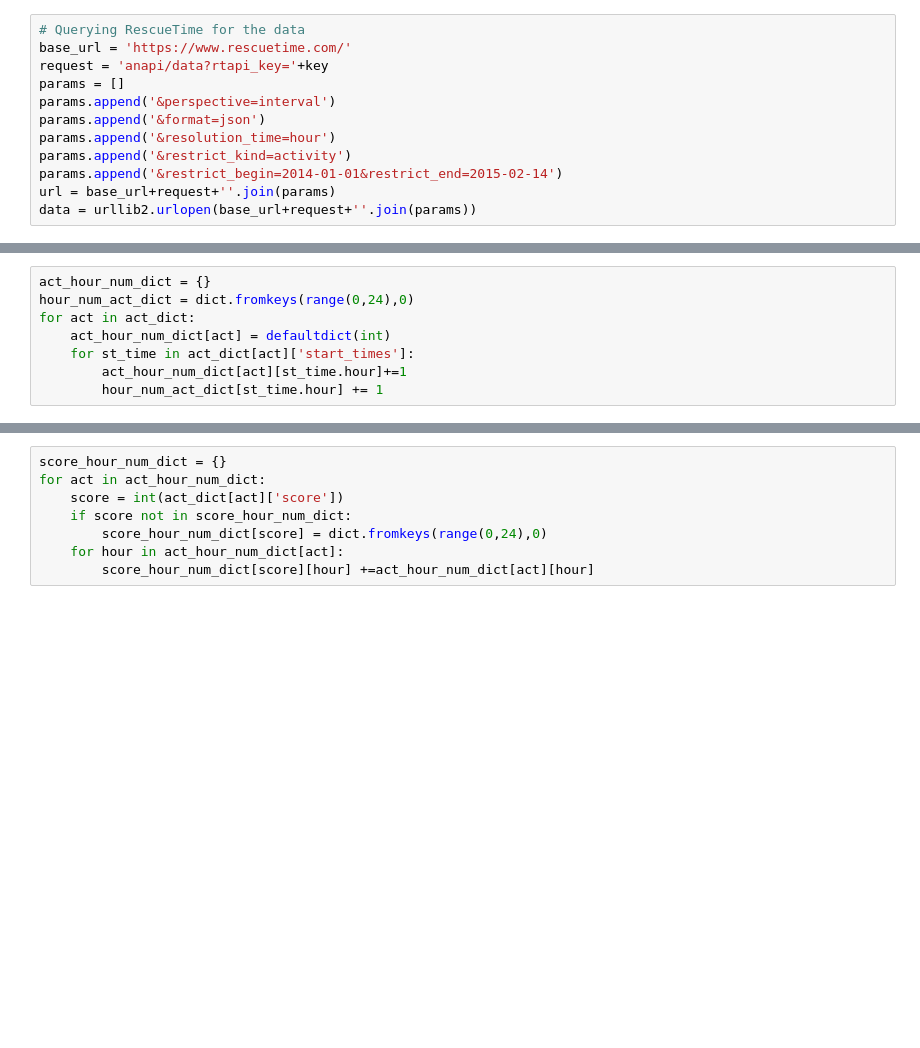
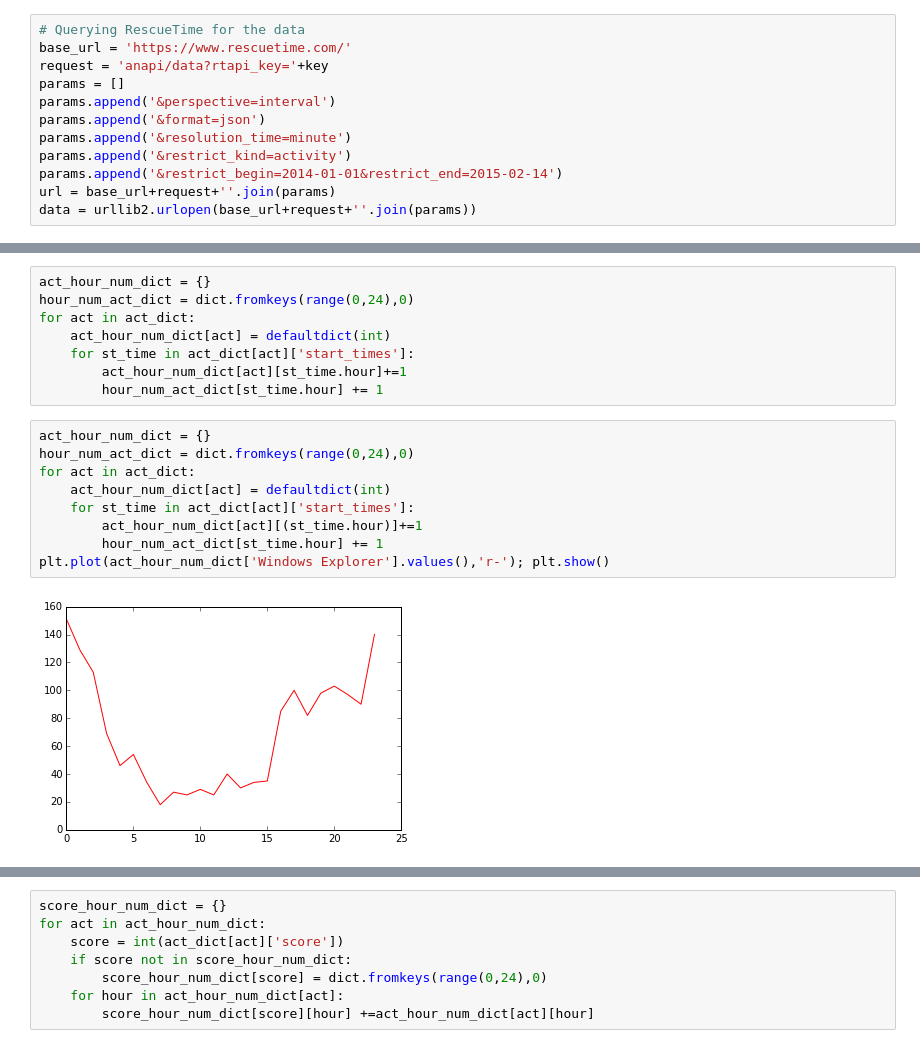
Before and after one commit to sanketsharma411/RescueTime, a Jupyter notebook: test.ipynb, the cells around one changed output, grey strips where cells are left out. Saved outputs shown, nothing was run; the diff lists cells and outputs as text; blank space fills up the shorter version.

```diff
--- a/test.ipynb
+++ b/test.ipynb
@@ -32,7 +33,7 @@ request = 'anapi/data?rtapi_key='+key
 params = []
 params.append('&perspective=interval')
 params.append('&format=json')
-params.append('&resolution_time=hour')
+params.append('&resolution_time=minute')
 params.append('&restrict_kind=activity')
 params.append('&restrict_begin=2014-01-01&restrict_end=2015-02-14')
 url = base_url+request+''.join(params)
@@ -204,6 +290,17 @@ for act in act_dict:
     for st_time in act_dict[act]['start_times']:
         act_hour_num_dict[act][st_time.hour]+=1
         hour_num_act_dict[st_time.hour] += 1
+# %%
+act_hour_num_dict = {}
+hour_num_act_dict = dict.fromkeys(range(0,24),0)
+for act in act_dict:
+    act_hour_num_dict[act] = defaultdict(int)
+    for st_time in act_dict[act]['start_times']:
+        act_hour_num_dict[act][(st_time.hour)]+=1
+        hour_num_act_dict[st_time.hour] += 1
+plt.plot(act_hour_num_dict['Windows Explorer'].values(),'r-'); plt.show()
+# %% [output]
+[figure, added]
 # %%
 # Top 10 most started applications
 [(act[0],act[1]['num_entries']) for act in act_sorted_num_starts[:10]]
```
Also changed, not shown: parts of 54 cells of this notebook, 2 other files.
